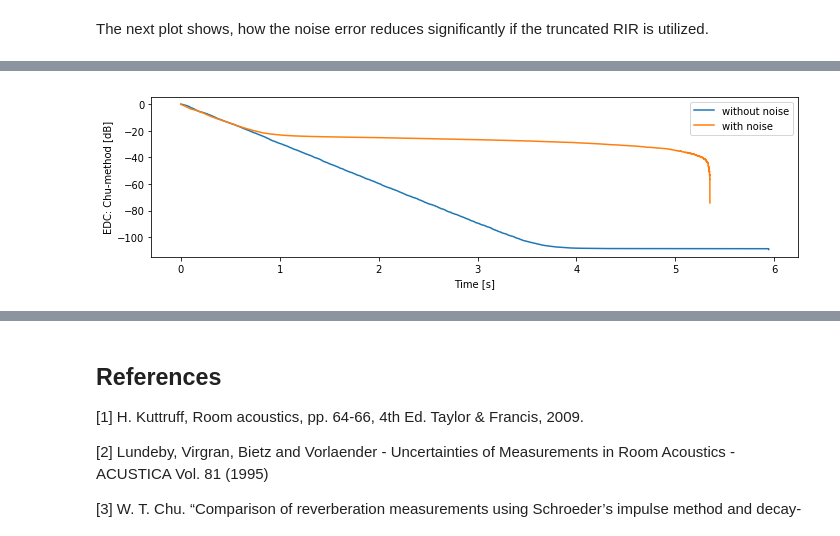
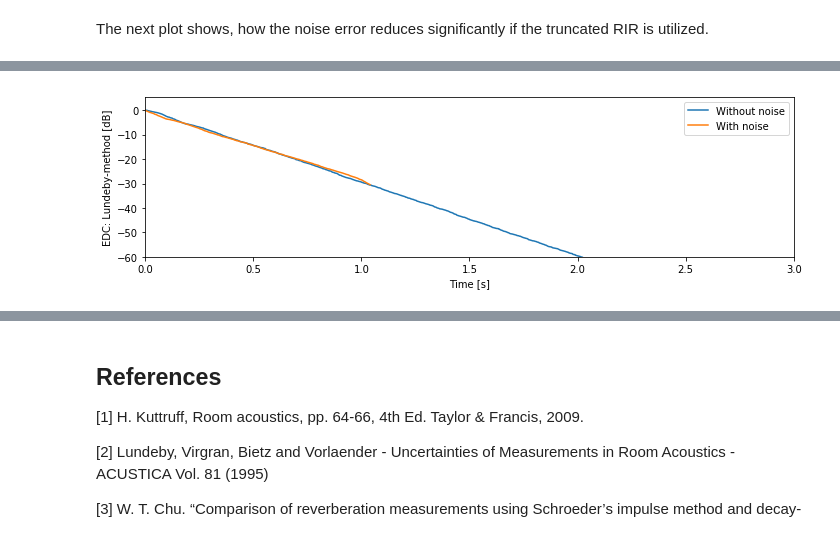
Before and after one commit to pyfar/pyrato, a Jupyter notebook: getting_started.ipynb, the cells around one changed output, grey strips where cells are left out. Cells and saved outputs as stored; diff of their text form; code cells hidden in the pictures.

```diff
--- a/getting_started.ipynb
+++ b/getting_started.ipynb
@@ -170,14 +213,16 @@ $$ E(t)_{chu} = \int_t^{t_{IR}} (h^2(\tau) - N_{est}^2) d\tau  $$
 # %%
-edc_chu = enh.energy_decay_curve_chu(
+edc_lundeby = enh.energy_decay_curve_lundeby(
         rir_1_noise, sampling_rate, freq='broadband', is_energy=False, time_shift=True,
         channel_independent=False, normalize=True, plot=False)
 
 plt.figure(figsize=(10, 3))
-plt.plot(time_vector, 10*np.log10(edc_full_rir_compare), label='without noise')
-plt.plot(time_vector, 10*np.log10(edc_chu.T), label='with noise')
+plt.plot(time_vector, 10*np.log10(edc_full_rir_compare), label='Without noise')
+plt.plot(time_vector, 10*np.log10(edc_lundeby.T), label='With noise')
 plt.xlabel('Time [s]')
-plt.ylabel('EDC: Chu-method [dB]')
+plt.ylabel('EDC: Lundeby-method [dB]')
+plt.ylim(-60)
+plt.xlim(0,3)
 plt.legend()
 plt.tight_layout()
 # %% [output]
-[figure, old version]
+[figure, new version]
```
Also changed, not shown: parts of 21 cells of this notebook, 3 other files.
